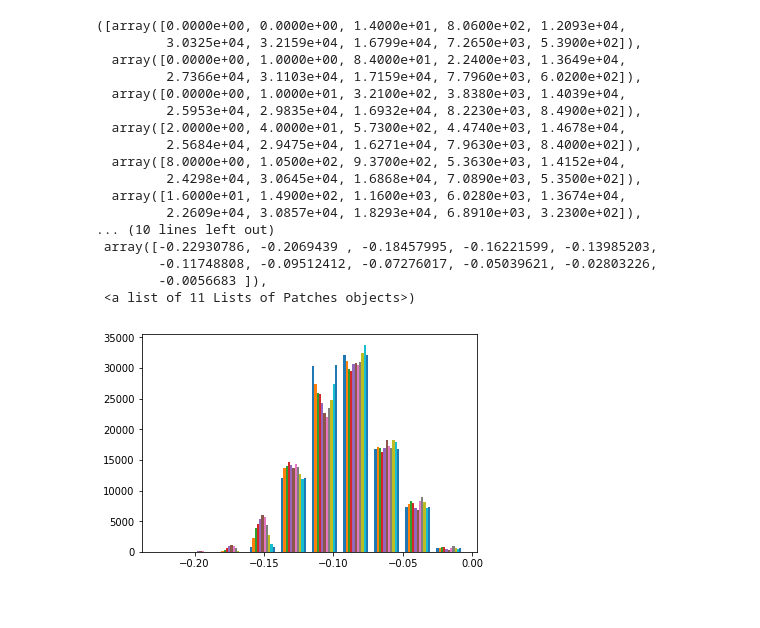
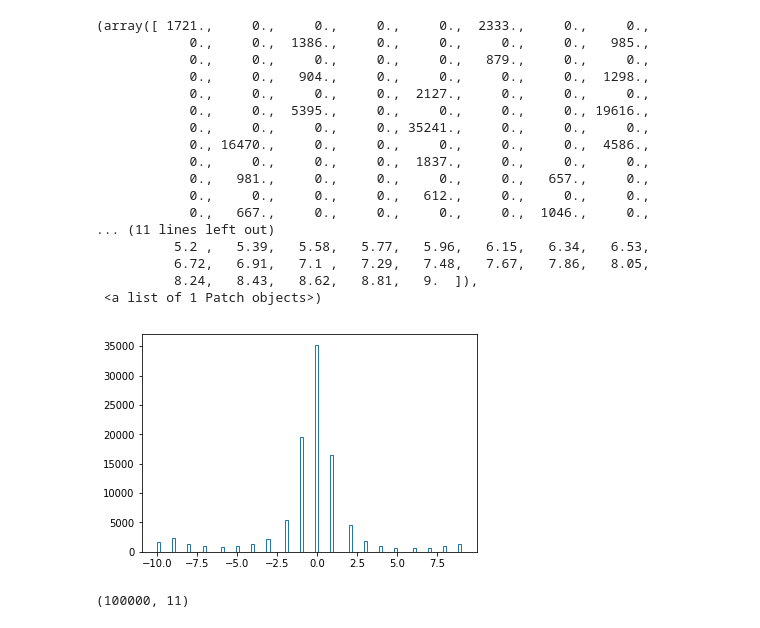
Before and after one commit to klasocha/HiggsCP, a Jupyter notebook: notebooks/Softmax tests.ipynb, the cells around one changed output. Saved outputs shown, nothing was run; the diff lists cells and outputs as text; code cells hidden in the pictures.

```diff
--- a/notebooks/Softmax tests.ipynb
+++ b/notebooks/Softmax tests.ipynb
@@ -59,21 +59,25 @@ plt.plot(preds[i], 'go')
-# %%
-plt.hist(labels[:]/np.sum(labels[:]) - preds[:])
-# %% [output]
-([array([0.0000e+00, 0.0000e+00, 1.4000e+01, 8.0600e+02, 1.2093e+04,
-         3.0325e+04, 3.2159e+04, 1.6799e+04, 7.2650e+03, 5.3900e+02]),
-  array([0.0000e+00, 1.0000e+00, 8.4000e+01, 2.2400e+03, 1.3649e+04,
-         2.7366e+04, 3.1103e+04, 1.7159e+04, 7.7960e+03, 6.0200e+02]),
-  array([0.0000e+00, 1.0000e+01, 3.2100e+02, 3.8380e+03, 1.4039e+04,
-         2.5953e+04, 2.9835e+04, 1.6932e+04, 8.2230e+03, 8.4900e+02]),
-  array([2.0000e+00, 4.0000e+01, 5.7300e+02, 4.4740e+03, 1.4678e+04,
-         2.5684e+04, 2.9475e+04, 1.6271e+04, 7.9630e+03, 8.4000e+02]),
-  array([8.0000e+00, 1.0500e+02, 9.3700e+02, 5.3630e+03, 1.4152e+04,
-         2.4298e+04, 3.0645e+04, 1.6868e+04, 7.0890e+03, 5.3500e+02]),
-  array([1.6000e+01, 1.4900e+02, 1.1600e+03, 6.0280e+03, 1.3674e+04,
-         2.2609e+04, 3.0857e+04, 1.8293e+04, 6.8910e+03, 3.2300e+02]),
-... (10 lines left out)
- array([-0.22930786, -0.2069439 , -0.18457995, -0.16221599, -0.13985203,
-        -0.11748808, -0.09512412, -0.07276017, -0.05039621, -0.02803226,
-        -0.0056683 ]),
- <a list of 11 Lists of Patches objects>)
-[figure, removed]
+# %%
+plt.hist(np.argmax(labels[:], axis=1) - np.argmax(preds[:], axis=1), histtype='step', bins=100)
+# %% [output]
+(array([ 1721.,     0.,     0.,     0.,     0.,  2333.,     0.,     0.,
+            0.,     0.,  1386.,     0.,     0.,     0.,     0.,   985.,
+            0.,     0.,     0.,     0.,     0.,   879.,     0.,     0.,
+            0.,     0.,   904.,     0.,     0.,     0.,     0.,  1298.,
+            0.,     0.,     0.,     0.,  2127.,     0.,     0.,     0.,
+            0.,     0.,  5395.,     0.,     0.,     0.,     0., 19616.,
+            0.,     0.,     0.,     0., 35241.,     0.,     0.,     0.,
+            0., 16470.,     0.,     0.,     0.,     0.,     0.,  4586.,
+            0.,     0.,     0.,     0.,  1837.,     0.,     0.,     0.,
+            0.,   981.,     0.,     0.,     0.,     0.,   657.,     0.,
+            0.,     0.,     0.,     0.,   612.,     0.,     0.,     0.,
+            0.,   667.,     0.,     0.,     0.,     0.,  1046.,     0.,
+... (11 lines left out)
+          5.2 ,   5.39,   5.58,   5.77,   5.96,   6.15,   6.34,   6.53,
+          6.72,   6.91,   7.1 ,   7.29,   7.48,   7.67,   7.86,   8.05,
+          8.24,   8.43,   8.62,   8.81,   9.  ]),
+ <a list of 1 Patch objects>)
+[figure, added]
+# %%
+labels.shape
+# %% [output]
+(100000, 11)
```
Also changed, not shown: parts of 7 cells of this notebook, 1 other file.
